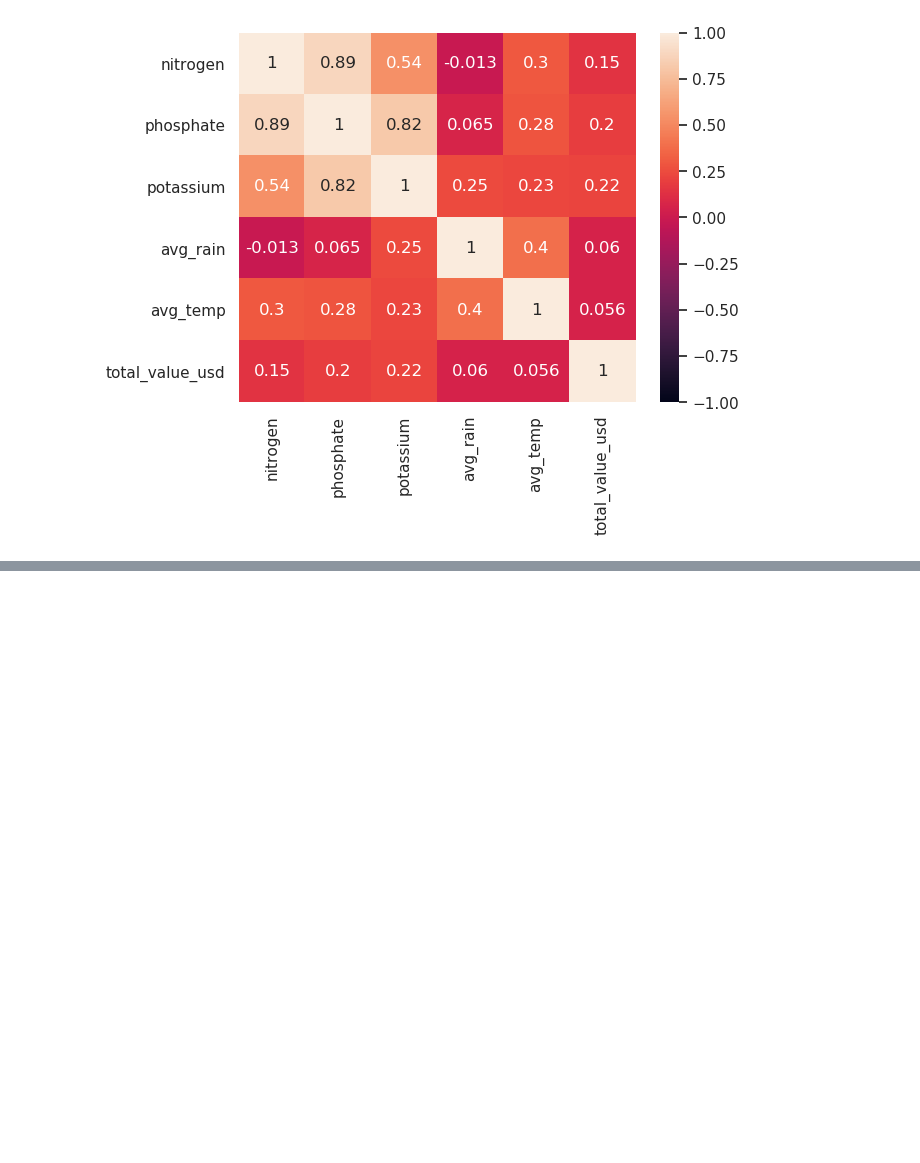
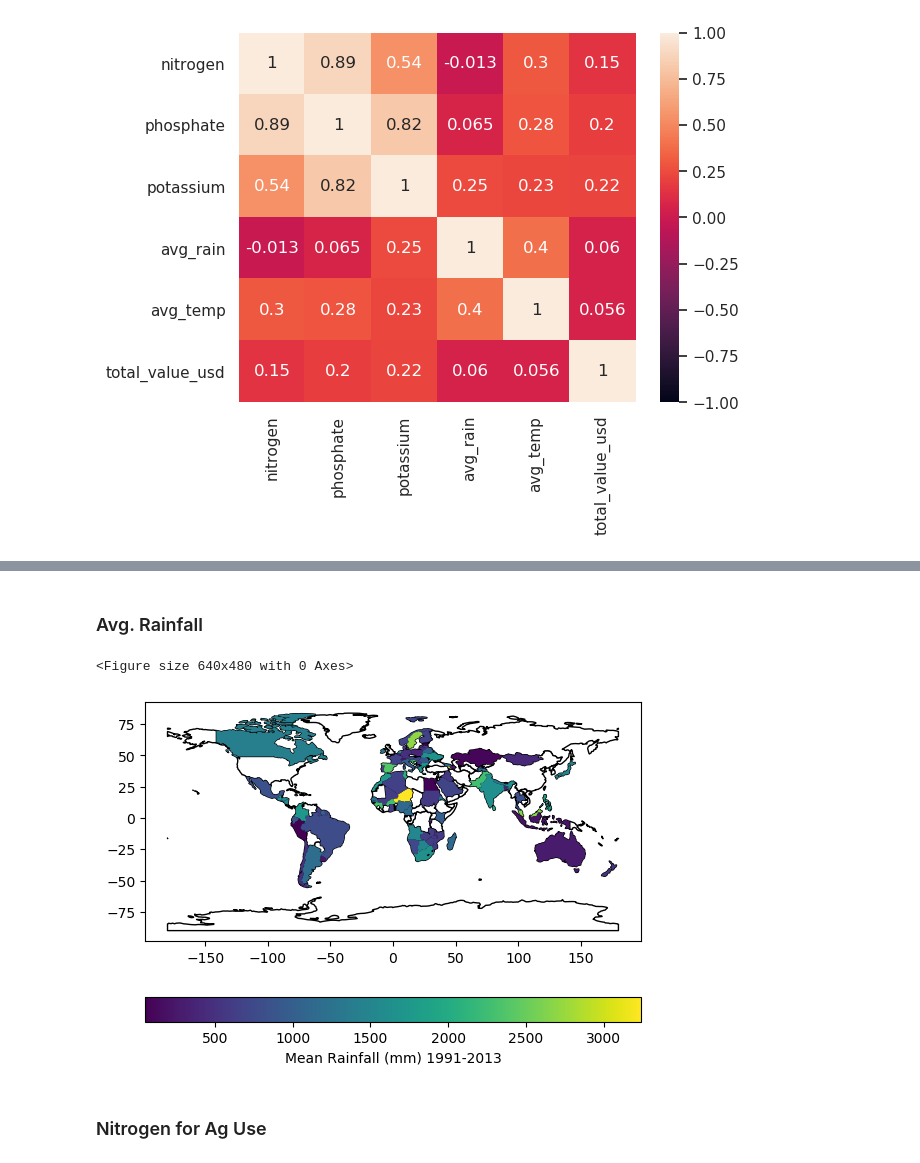
Before and after one commit to hunterblum/CloudFinal-Team1, a Jupyter notebook: Cloud_Team1.ipynb, the cells around one changed output, grey strips where cells are left out. Drawn from its saved outputs; the diff is of its cells as text; code cells hidden in the pictures; blank space fills up the shorter version.

```diff
--- a/Cloud_Team1.ipynb
+++ b/Cloud_Team1.ipynb
@@ -367,0 +446,27 @@ plt.show()
+# %% [markdown]
+### Avg. Rainfall
+# %%
+# Taking mean of mean should be okay since our sample sizes are the same
+rain = world_geo.groupby(by="area")["avg_rain"].mean()
+geos = world_geo['geometry'].unique()
+
+val_country = pd.DataFrame(list(zip(countries,rain, geos)),
+                           columns=['country', 'value', 'geometry'])
+
+gdf_rain = geopandas.GeoDataFrame(
+    val_country, geometry = val_country.geometry
+)
+
+plt.clf()
+
+base = world.plot(color = "white", edgecolor = 'black')
+
+gdf_rain.plot(ax = base, column = "value",legend = True, cmap = "viridis",
+               legend_kwds={'label': "Mean Rainfall (mm) 1991-2013",
+                            'orientation':"horizontal"})
+plt.show()
+# %% [output]
+<Figure size 640x480 with 0 Axes>
+[figure, added]
+# %% [markdown]
+### Nitrogen for Ag Use
```
Also changed, not shown: parts of 20 cells of this notebook, 1 other file.
